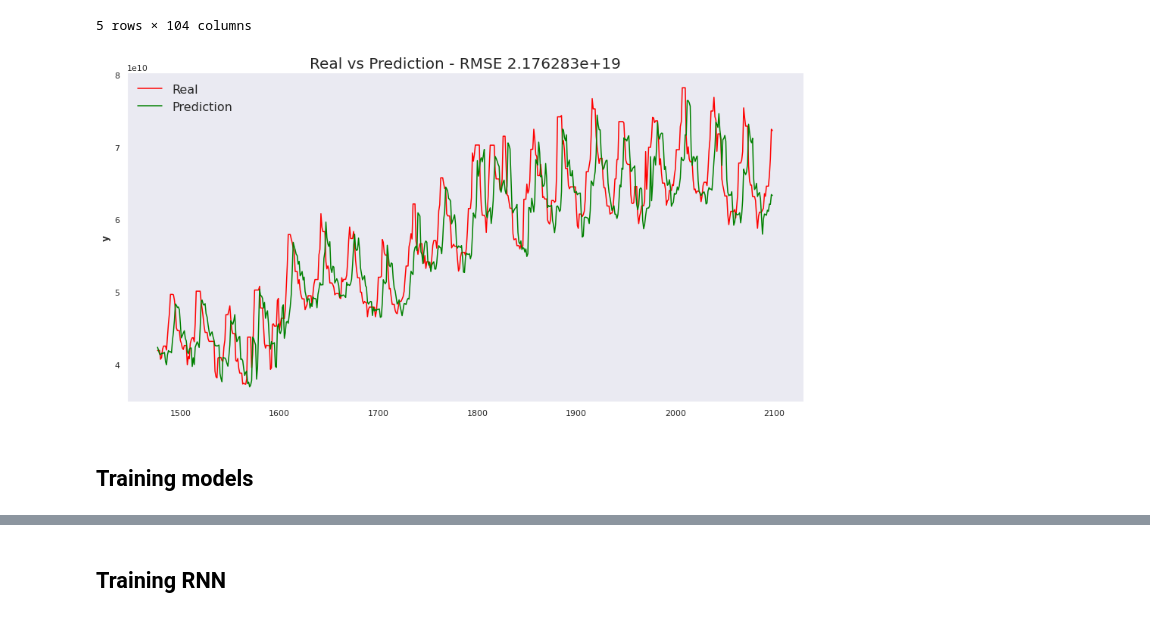
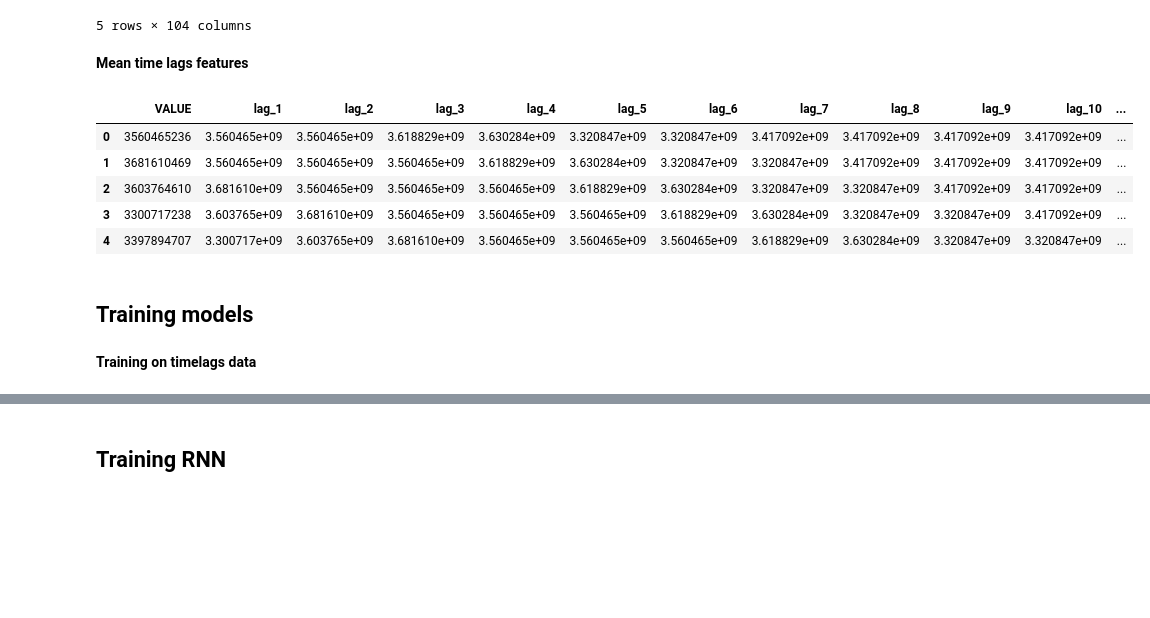
Before and after one commit to kkruglik/sber_intership, a Jupyter notebook: analysis.ipynb, the cells around one changed output, grey strips where cells are left out. Saved outputs shown, nothing was run; the diff lists cells and outputs as text; code cells hidden in the pictures; blank space fills up the shorter version.

```diff
--- a/analysis.ipynb
+++ b/analysis.ipynb
@@ -169,6 +189,8 @@ df_ohe_features.head()
 | 2014-01-02 | 3417092149 | 0 | 1 | 0 | 0 | 0 | 0 | 0 | 0 | 0 | ... | ... |
 | 2014-01-03 | 3417092149 | 0 | 0 | 1 | 0 | 0 | 0 | 0 | 0 | 0 | ... | ... |
 5 rows × 104 columns
+# %% [markdown]
+**Mean time lags features**
 # %%
 def code_mean(data, cat_feature, real_feature):
     """
@@ -177,59 +199,65 @@ def code_mean(data, cat_feature, real_feature):
     """
     return dict(data.groupby(cat_feature)[real_feature].mean())
 
-def prepareData(data, lag_start=5, lag_end=13, test_size=0.15):
+def mean_timelag_encoding(data, lag_start=1, lag_end=14, test_size=0.15):
 
     data = pd.DataFrame(data.copy())
     data = data.set_index('REPORTDATE')
-    data.columns = ["y"]
+#     data.columns = ["y"]
 
     # считаем индекс в датафрейме, после которого начинается тестовый отрезок
     test_index = int(len(data) * (1 - test_size))
 
     # добавляем лаги исходного ряда в качестве признаков
     for i in range(lag_start, lag_end):
-        data["lag_{}".format(i)] = data.y.shift(i)
+        data["lag_{}".format(i)] = data.VALUE.shift(i)
 
     # data.index = data.index.to_datetime()
     data["month"] = data.index.month
     data["weekday"] = data.index.weekday
     data["is_weekend"] = data.weekday.isin([5, 6]) * 1
+    data['week'] = data.index.isocalendar().week
 
     # считаем средние только по тренировочной части, чтобы избежать лика
     data["weekday_average"] = list(
-        map(code_mean(data[:test_index], "weekday", "y").get, data.weekday)
+        map(code_mean(data[:test_index], "weekday", "VALUE").get, data.weekday)
     )
     data["month_average"] = list(
-        map(code_mean(data[:test_index], "month", "y").get, data.month)
+        map(code_mean(data[:test_index], "month", "VALUE").get, data.month)
+    )
+    data["week_average"] = list(
+        map(code_mean(data[:test_index], "week", "VALUE").get, data.month)
     )
 
     # выкидываем закодированные средними признаки
-    data.drop(["month", "weekday"], axis=1, inplace=True)
+    data.drop(["month", "weekday", 'week'], axis=1, inplace=True)
 
     data = data.dropna()
     data = data.reset_index(drop=True)
 
     # разбиваем весь датасет на тренировочную и тестовую выборку
-    X_train = data.loc[:test_index].drop(["y"], axis=1)
-    y_train = data.loc[:test_index]["y"]
-    X_test = data.loc[test_index:].drop(["y"], axis=1)
-    y_test = data.loc[test_index:]["y"]
+#     X_train = data.loc[:test_index].drop(["y"], axis=1)
+#     y_train = data.loc[:test_index]["y"]
+#     X_test = data.loc[test_index:].drop(["y"], axis=1)
+#     y_test = data.loc[test_index:]["y"]
 
-    return X_train, X_test, y_train, y_test
+#     return X_train, X_test, y_train, y_test
+    return data
 # %%
-data_lr = df.copy()
-X_train, X_test, y_train, y_test = prepareData(
-    data_lr, test_size=0.3
-)
+df_mean_timelag = df.copy()
+# X_train, X_test, y_train, y_test = mean_timelag_encoding(
+#     df_mean_timelag, test_size=0.3
+# )
+
+df_mean_timelag = mean_timelag_encoding(df_mean_timelag, test_size=0.3)
+df_mean_timelag.head()
+# %% [output]
+|  | VALUE | lag_1 | lag_2 | lag_3 | lag_4 | lag_5 | lag_6 | lag_7 | lag_8 | lag_9 | lag_10 | ... |
+| 0 | 3560465236 | 3.560465e+09 | 3.560465e+09 | 3.618829e+09 | 3.630284e+09 | 3.320847e+09 | 3.320847e+09 | 3.417092e+09 | 3.417092e+09 | 3.417092e+09 | 3.417092e+09 | ... |
+| 1 | 3681610469 | 3.560465e+09 | 3.560465e+09 | 3.560465e+09 | 3.618829e+09 | 3.630284e+09 | 3.320847e+09 | 3.320847e+09 | 3.417092e+09 | 3.417092e+09 | 3.417092e+09 | ... |
+| 2 | 3603764610 | 3.681610e+09 | 3.560465e+09 | 3.560465e+09 | 3.560465e+09 | 3.618829e+09 | 3.630284e+09 | 3.320847e+09 | 3.320847e+09 | 3.417092e+09 | 3.417092e+09 | ... |
+| 3 | 3300717238 | 3.603765e+09 | 3.681610e+09 | 3.560465e+09 | 3.560465e+09 | 3.560465e+09 | 3.618829e+09 | 3.630284e+09 | 3.320847e+09 | 3.320847e+09 | 3.417092e+09 | ... |
+| 4 | 3397894707 | 3.300717e+09 | 3.603765e+09 | 3.681610e+09 | 3.560465e+09 | 3.560465e+09 | 3.560465e+09 | 3.618829e+09 | 3.630284e+09 | 3.320847e+09 | 3.320847e+09 | ... |
-# %%
-model = LinearRegression()
-model.fit(X_train, y_train)
-prediction = model.predict(X_test)
-rmse = mean_squared_error(y_test, prediction)
-
-plot_preds(rmse, prediction, y_test)
-# %% [output]
-[figure, removed]
 # %% [markdown]
 ## Training models
 # %%
@@ -268 +304,3 @@ def train(model, df, grid=None):
+# %% [markdown]
+**Training on timelags data**
 # %%
```
Also changed, not shown: parts of 40 cells of this notebook, 7 other files.
